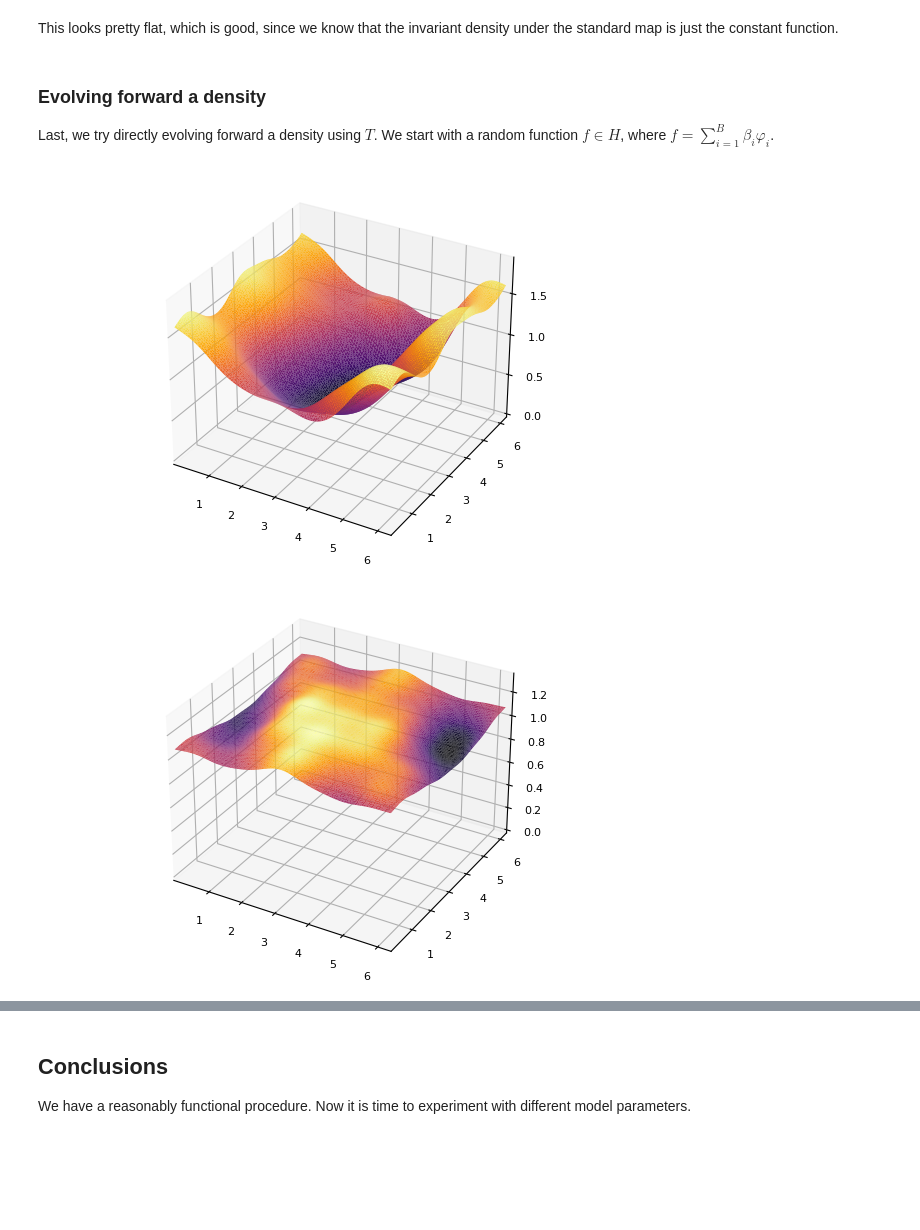
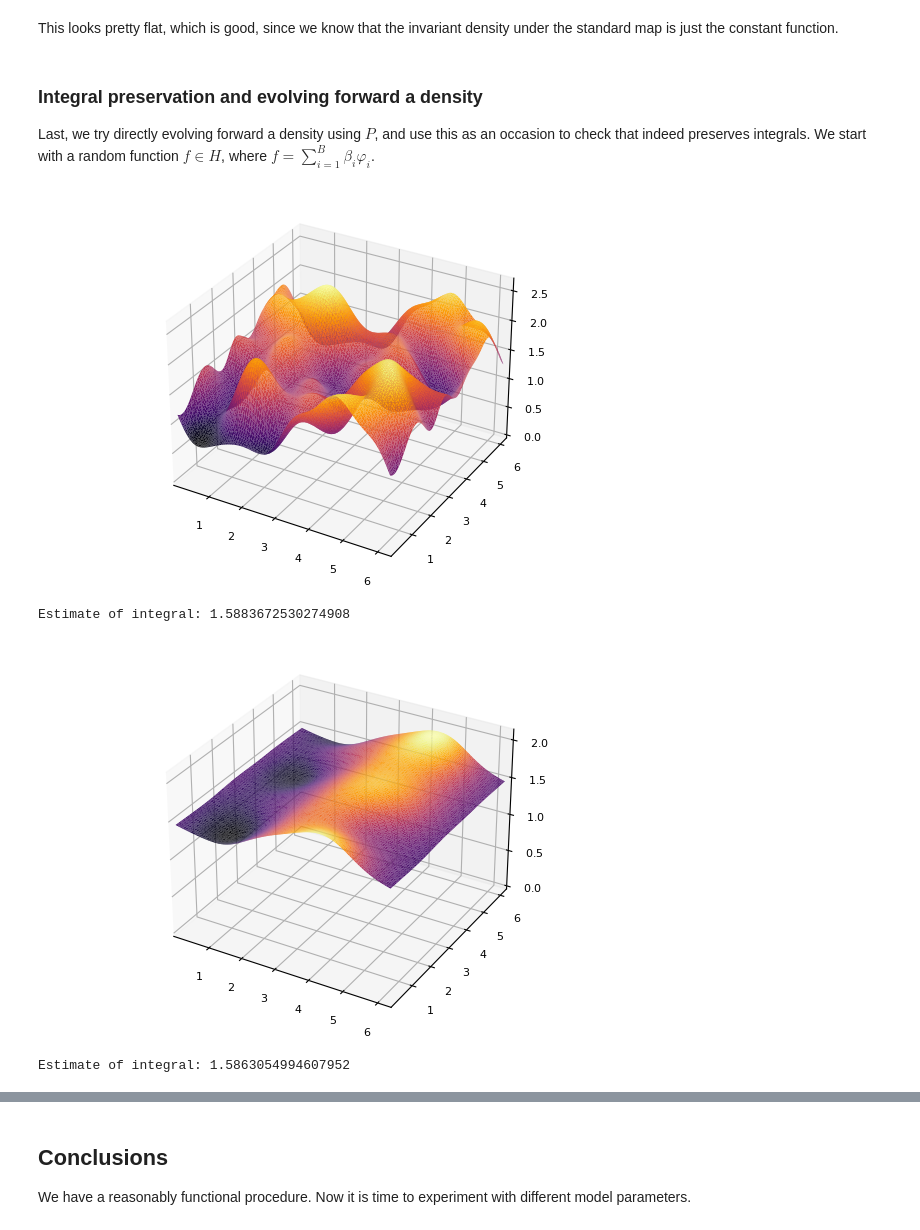
Before and after one commit to rcushen/thesis, a Jupyter notebook: Simulation #1.ipynb, the cells around one changed output, grey strips where cells are left out. Drawn from its saved outputs; the diff is of its cells as text; code cells hidden in the pictures; blank space fills up the shorter version.

```diff
--- a/Simulation #1.ipynb
+++ b/Simulation #1.ipynb
@@ -73,6 +73,10 @@ $$
 \varphi_i (x) = \phi ( x - z_i ) := \exp \left( - \frac{\| x - z_i \|^2}{\epsilon^2} \right)
 $$
 where the $z_i$ denote the centres of each RBF and $\epsilon$ is some bandwidth parameter. Each Gaussian function has integral $c = \int_X \varphi_i (x) \, \mathrm{d}x = \pi \epsilon^2$.
+# %%
+basis_grid_size = 10;
+n_bases = basis_grid_size ^ 2;
+basis_locs = creategrid(0, range, basis_grid_size);
 # %%
-ϵ = 1.;
+ϵ = range/basis_grid_size;
 c = π * ϵ^2;
@@ -194,5 +199,5 @@ Each of these integrals is computed over a Voronoi tesselation of the state spac
 # %%
 X = s;
-Y = S(X; map_type="cat");
+Y = S(X; map_type="standard");
 # %%
 Ξ = integrate_phiy(Y, basis_locs, range, 100, φ, ϵ);
@@ -208,3 +206,3 @@ This is now everything we need to compute the matrix $T$.
 # %%
-T = construct_T(w, Φ, Ξ, c);
+P = construct_P(w, Φ, Ξ, c);
 # %%
@@ -314,8 +303,8 @@ end
 # %% [markdown]
 This looks pretty flat, which is good, since we know that the invariant density under the standard map is just the constant function.
 # %% [markdown]
-### Evolving forward a density
-Last, we try directly evolving forward a density using $T$. We start with a random function $f \in H$, where $f = \sum_{i=1}^B \beta_i \varphi_i$.
+### Integral preservation and evolving forward a density
+Last, we try directly evolving forward a density using $P$, and use this as an occasion to check that indeed preserves integrals. We start with a random function $f \in H$, where $f = \sum_{i=1}^B \beta_i \varphi_i$.
 # %%
 β = rand(n_bases)
 
@@ -323,13 +312,23 @@ initial_density = basis_combination(grid, basis_locs, φ, ϵ, β);
 surface(grid[:,1], grid[:,2], initial_density; legend=false)
 zlims!(0, maximum(initial_density)*1.1)
 # %% [output]
-[figure, old version]
+[figure, new version]
+# %%
+integral = sum(initial_density)/n_gridpoints;
+println("Estimate of integral: $integral")
+# %% [output]
+Estimate of integral: 1.5883672530274908
 # %%
-β1 = T * β;
+β1 = P * β;
 
 evolved_density = basis_combination(grid, basis_locs, φ, ϵ, β1);
 surface(grid[:,1], grid[:,2], evolved_density; legend=false)
 zlims!(0, maximum(evolved_density)*1.1)
 # %% [output]
-[figure, old version]
+[figure, new version]
+# %%
+integral = sum(evolved_density)/n_gridpoints;
+println("Estimate of integral: $integral")
+# %% [output]
+Estimate of integral: 1.5863054994607952
 # %%
```
Also changed, not shown: parts of 36 cells of this notebook, 2 other files.
